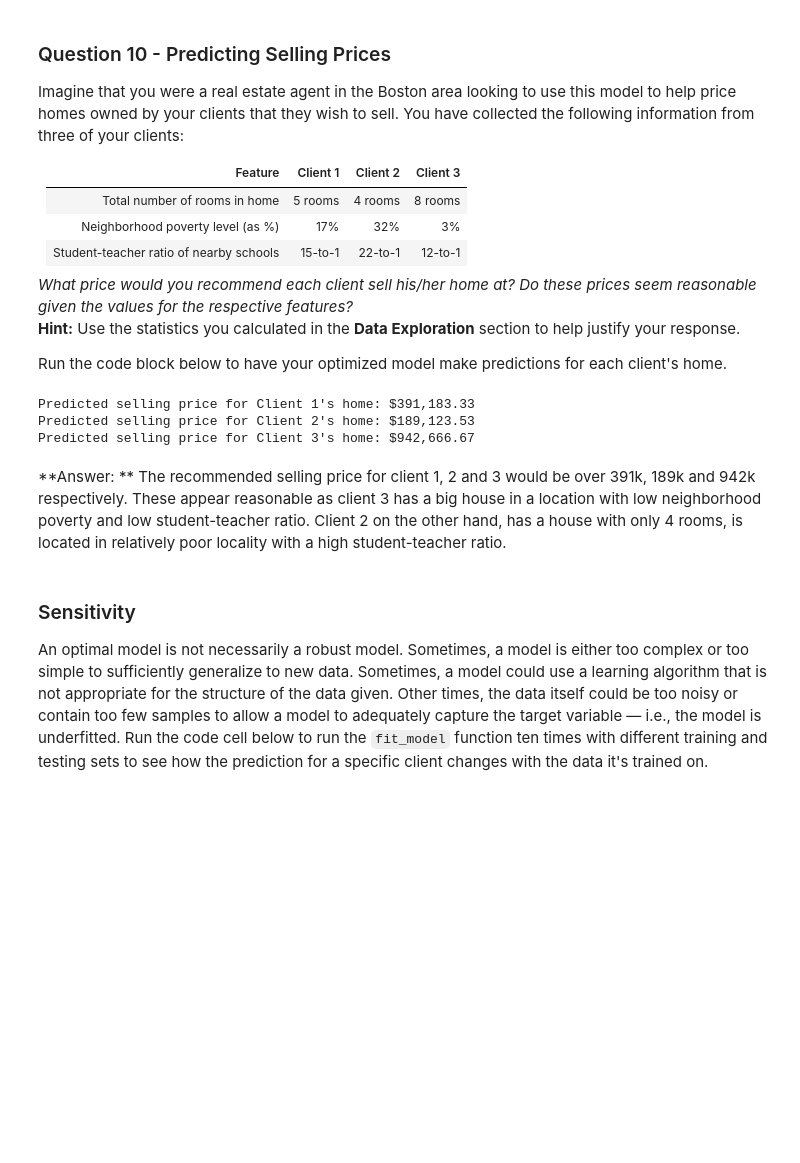
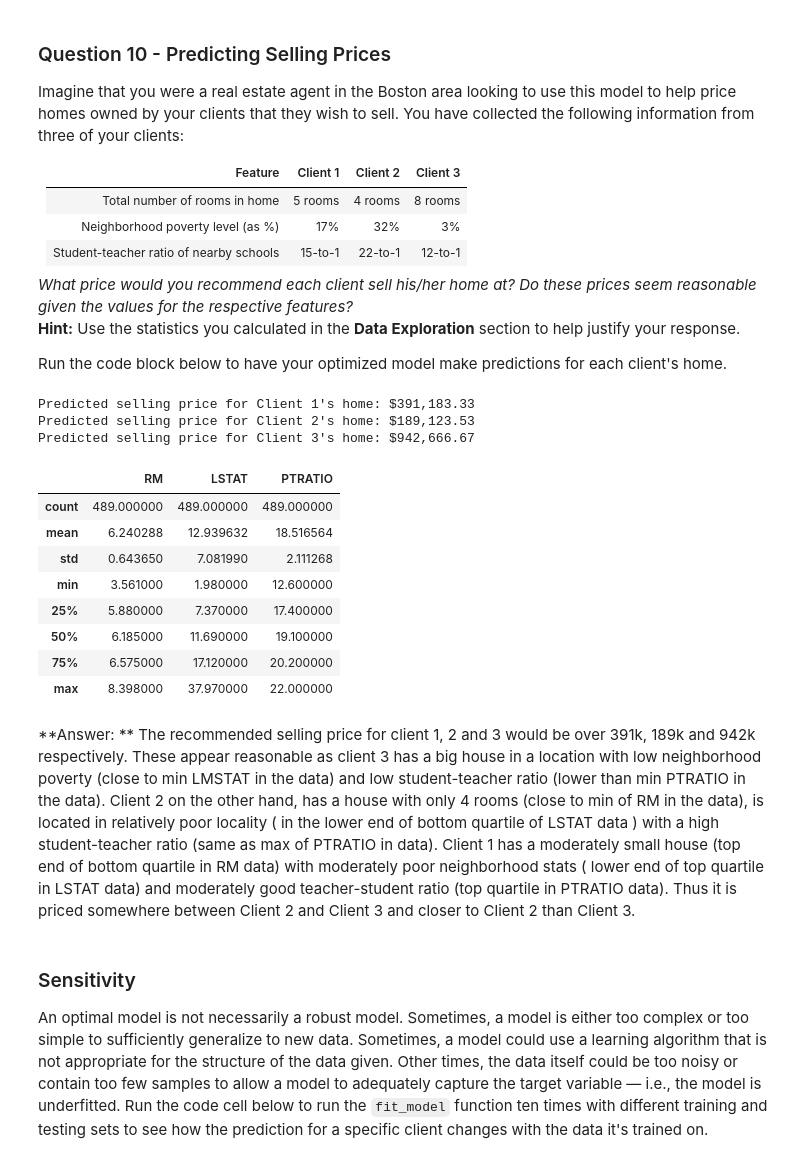
Before and after one commit to apoorv-kumar/udacity-machine-learning, a Jupyter notebook: Boston Housing/boston_housing.ipynb, the cells around one changed output. Saved outputs shown, nothing was run; the diff lists cells and outputs as text; code cells hidden in the pictures; blank space fills up the shorter version.

```diff
--- a/Boston Housing/boston_housing.ipynb
+++ b/Boston Housing/boston_housing.ipynb
@@ -269,7 +274,7 @@ def fit_model(X, y):
     regressor = DecisionTreeRegressor()
 
     # TODO: Create a dictionary for the parameter 'max_depth' with a range from 1 to 10
-    params = { "max_depth" : [x for x in range(1,11)] }
+    params = { "max_depth" : range(1,11) }
 
     # TODO: Transform 'performance_metric' into a scoring function using 'make_scorer'
     scoring_fnc = make_scorer(performance_metric)
@@ -316,18 +321,29 @@ Run the code block below to have your optimized model make predictions for each
 # %%
 # Produce a matrix for client data
 client_data = [[5, 17, 15], # Client 1
                [4, 32, 22], # Client 2
                [8, 3, 12]]  # Client 3
 
 # Show predictions
 for i, price in enumerate(reg.predict(client_data)):
     print "Predicted selling price for Client {}'s home: ${:,.2f}".format(i+1, price)
+
+features.describe()
 # %% [output]
 Predicted selling price for Client 1's home: $391,183.33
 Predicted selling price for Client 2's home: $189,123.53
 Predicted selling price for Client 3's home: $942,666.67
+|  | RM | LSTAT | PTRATIO |
+| count | 489.000000 | 489.000000 | 489.000000 |
+| mean | 6.240288 | 12.939632 | 18.516564 |
+| std | 0.643650 | 7.081990 | 2.111268 |
+| min | 3.561000 | 1.980000 | 12.600000 |
+| 25% | 5.880000 | 7.370000 | 17.400000 |
+| 50% | 6.185000 | 11.690000 | 19.100000 |
+| 75% | 6.575000 | 17.120000 | 20.200000 |
+| max | 8.398000 | 37.970000 | 22.000000 |
 # %% [markdown]
-**Answer: ** The recommended selling price for client 1, 2 and 3 would be over 391k, 189k and 942k respectively. These appear reasonable as client 3 has a big house in a location with low neighborhood poverty and low student-teacher ratio. Client 2 on the other hand, has a house with only 4 rooms, is located in relatively poor locality with a high student-teacher ratio.
+**Answer: ** The recommended selling price for client 1, 2 and 3 would be over 391k, 189k and 942k respectively. These appear reasonable as client 3 has a big house in a location with low neighborhood poverty (close to min LMSTAT in the data) and low student-teacher ratio (lower than min PTRATIO in the data). Client 2 on the other hand, has a house with only 4 rooms (close to min of RM in the data), is located in relatively poor locality ( in the lower end of bottom quartile of LSTAT data ) with a high student-teacher ratio (same as max of PTRATIO in data). Client 1 has a moderately small house (top end of bottom quartile in RM data) with moderately poor neighborhood stats ( lower end of top quartile in LSTAT data) and moderately good teacher-student ratio (top quartile in PTRATIO data). Thus it is priced somewhere between Client 2 and Client 3 and closer to Client 2 than Client 3.
 # %% [markdown]
 ### Sensitivity
 An optimal model is not necessarily a robust model. Sometimes, a model is either too complex or too simple to sufficiently generalize to new data. Sometimes, a model could use a learning algorithm that is not appropriate for the structure of the data given. Other times, the data itself could be too noisy or contain too few samples to allow a model to adequately capture the target variable — i.e., the model is underfitted. Run the code cell below to run the `fit_model` function ten times with different training and testing sets to see how the prediction for a specific client changes with the data it's trained on.
```
Also changed, not shown: parts of 5 cells of this notebook, 1 other file.
